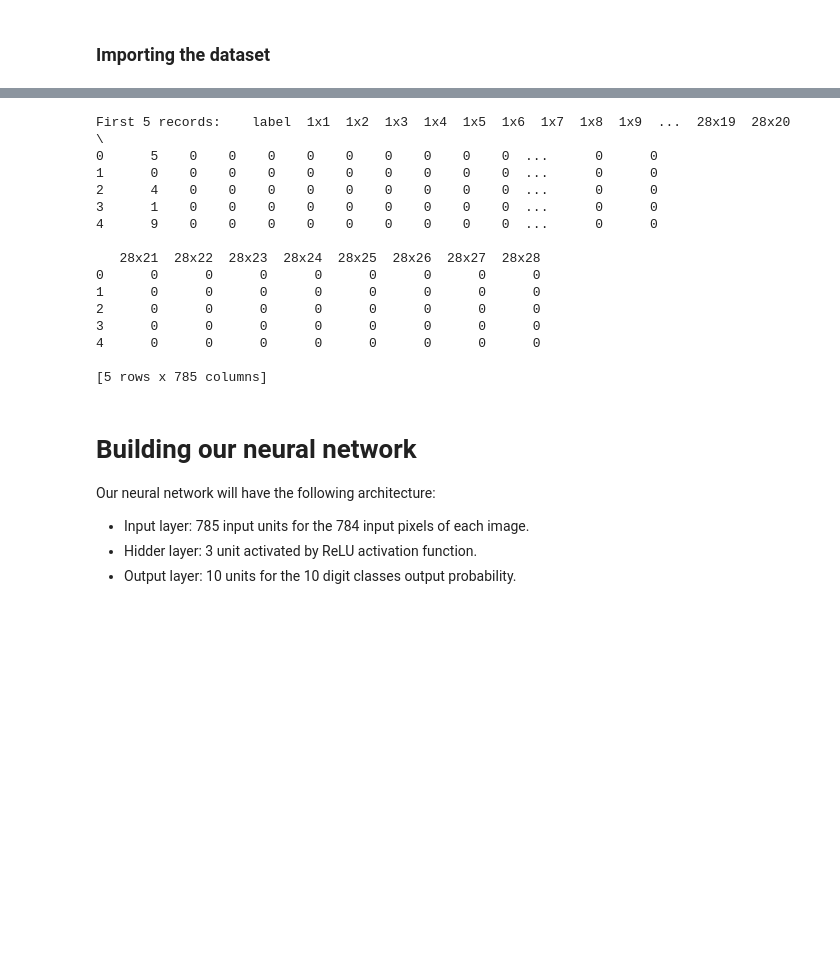
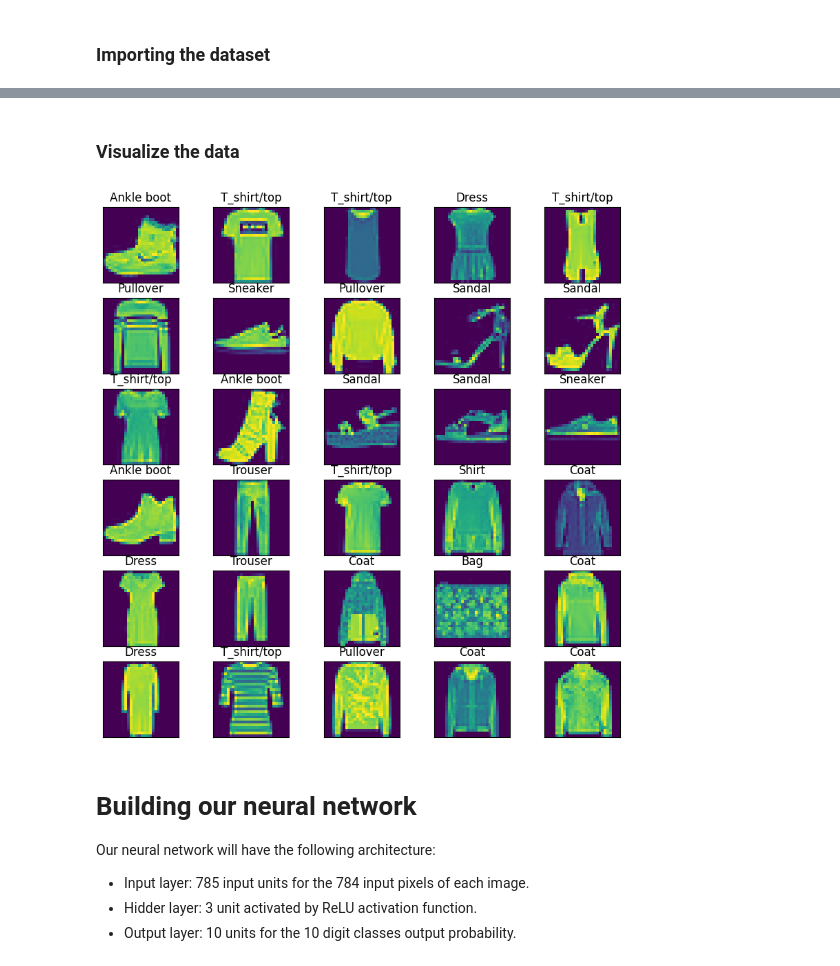
Before and after one commit to Arturo404/ai, a Jupyter notebook: learning/neural_networks.ipynb, the cells around one changed output, grey strips where cells are left out. Drawn from its saved outputs; the diff is of its cells as text; code cells hidden in the pictures; blank space fills up the shorter version.

```diff
--- a/learning/neural_networks.ipynb
+++ b/learning/neural_networks.ipynb
@@ -124,21 +111,3 @@ test_df = pd.read_csv(os.path.join(path, test_file_path), delimiter=',')
-# %%
-print("First 5 records:", train_df.head())
-# %% [output]
-First 5 records:    label  1x1  1x2  1x3  1x4  1x5  1x6  1x7  1x8  1x9  ...  28x19  28x20  \
-0      5    0    0    0    0    0    0    0    0    0  ...      0      0
-1      0    0    0    0    0    0    0    0    0    0  ...      0      0
-2      4    0    0    0    0    0    0    0    0    0  ...      0      0
-3      1    0    0    0    0    0    0    0    0    0  ...      0      0
-4      9    0    0    0    0    0    0    0    0    0  ...      0      0
-
-   28x21  28x22  28x23  28x24  28x25  28x26  28x27  28x28
-0      0      0      0      0      0      0      0      0
-1      0      0      0      0      0      0      0      0
-2      0      0      0      0      0      0      0      0
-3      0      0      0      0      0      0      0      0
-4      0      0      0      0      0      0      0      0
-
-[5 rows x 785 columns]
 # %%
 import torch
 from torch import nn
@@ -161,6 +130,29 @@ test_data = datasets.FashionMNIST(
     download=True,
     transform=ToTensor(),
 )
+# %% [markdown]
+### Visualize the data
+# %%
+class_names = ['T_shirt/top', 'Trouser', 'Pullover', 'Dress', 'Coat', 'Sandal', 'Shirt', 'Sneaker', 'Bag', 'Ankle boot']
+
+plt.figure(figsize = (10,10))
+
+for i in range(0,30):
+
+    plt.subplot(6,5,i+1)
+    plt.xticks([])
+    plt.yticks([])
+    plt.grid=False
+
+    image_tensor, class_index = training_data[i]
+    array = image_tensor.numpy()
+    sample_img = array.reshape((28,28))
+
+    plt.imshow(sample_img)
+
+    plt.title(class_names[class_index])
+# %% [output]
+[figure, added]
 # %% [markdown]
 # Building our neural network
 
```
Also changed, not shown: parts of 13 cells of this notebook, 1 other file.
